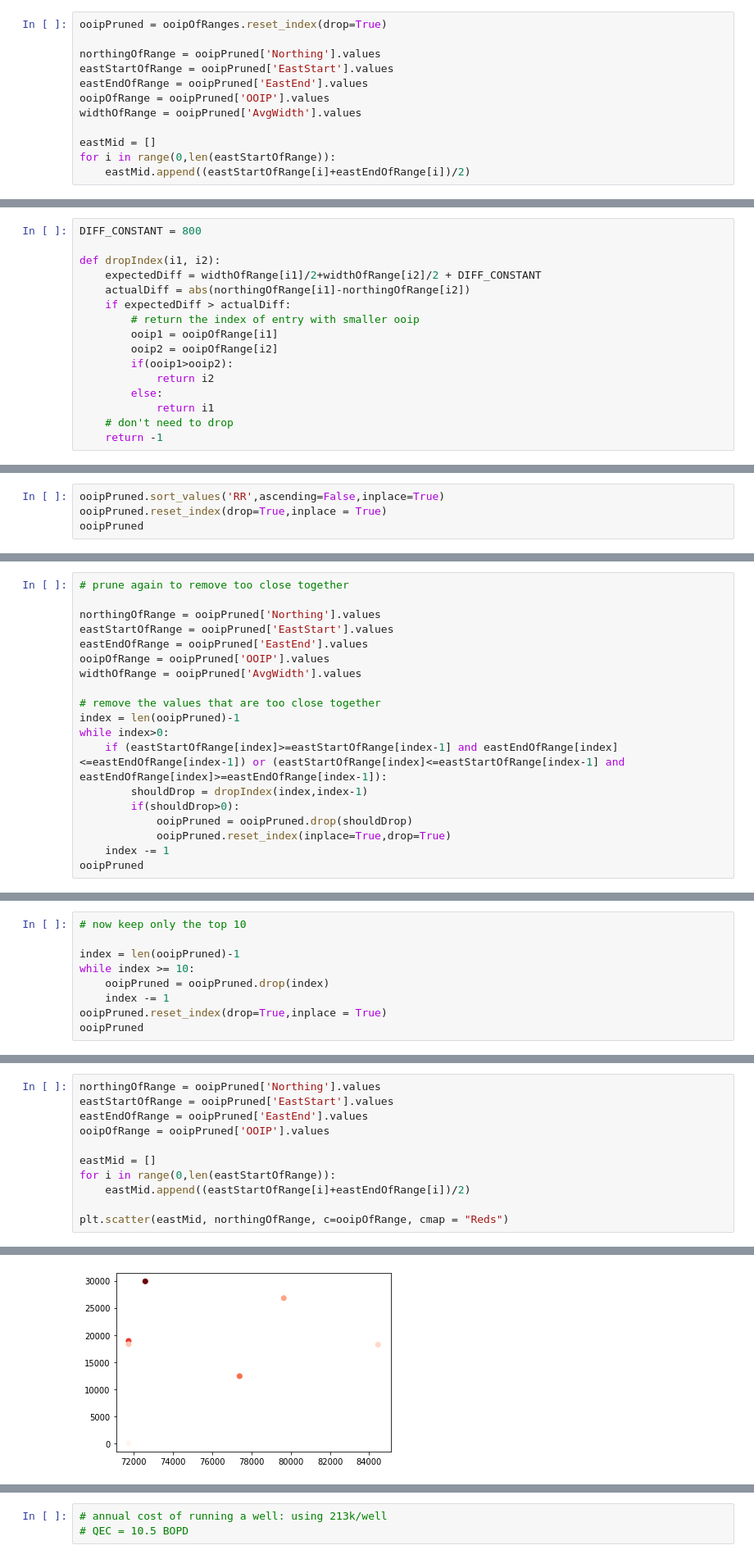
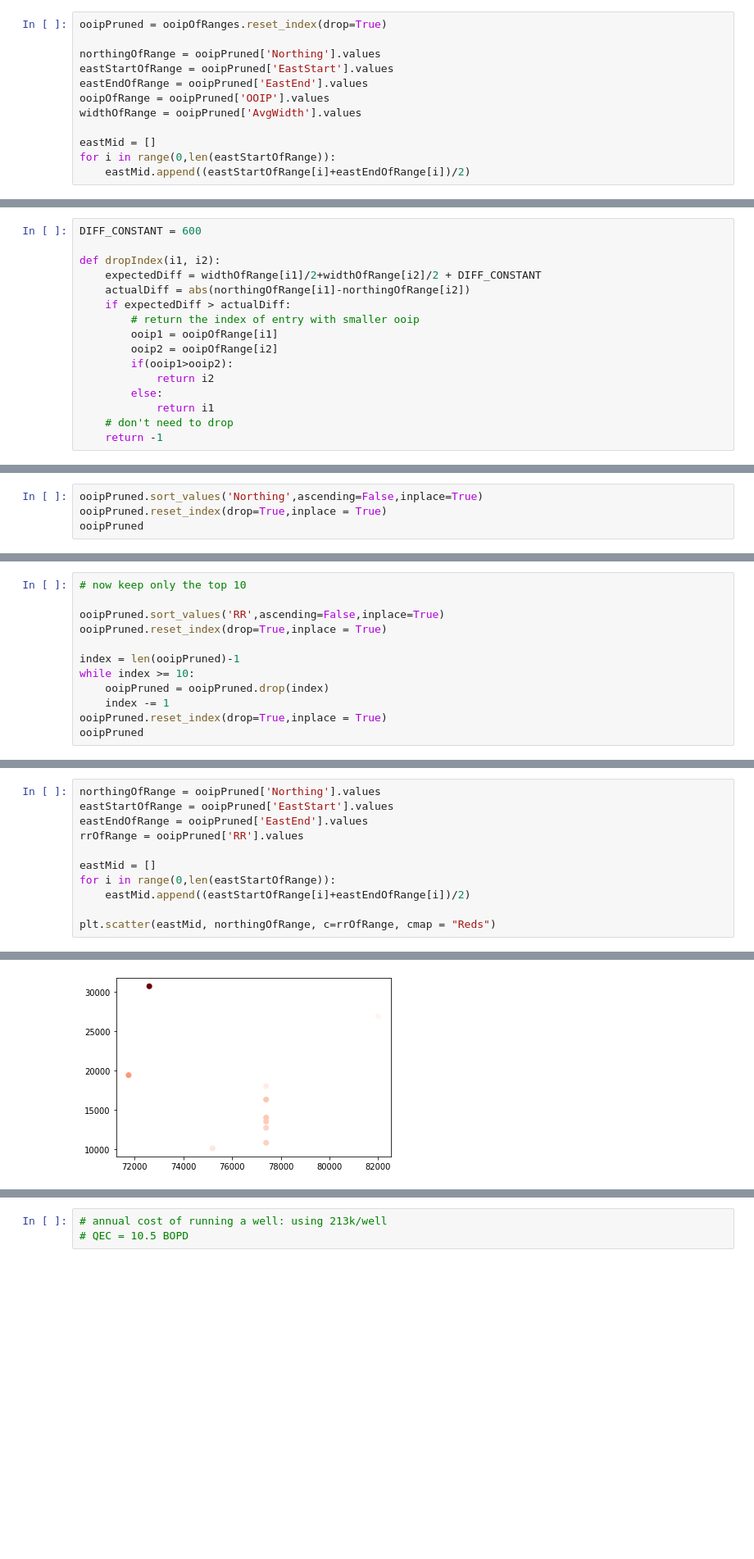
Before and after one commit to fang-helen/Final-Project-FRI, a Jupyter notebook: Final Project FRI.ipynb, the cells around one changed output, grey strips where cells are left out. Shown at 82% size. Drawn from its saved outputs; the diff is of its cells as text; blank space fills up the shorter version.

```diff
--- a/Final Project FRI.ipynb
+++ b/Final Project FRI.ipynb
@@ -925,5 +947,5 @@ ooipPruned
 # %%
-DIFF_CONSTANT = 800
+DIFF_CONSTANT = 600
 
 def dropIndex(i1, i2):
     expectedDiff = widthOfRange[i1]/2+widthOfRange[i2]/2 + DIFF_CONSTANT
@@ -980,5 +1002,5 @@ len(ooipPruned)
 # %%
-ooipPruned.sort_values('RR',ascending=False,inplace=True)
+ooipPruned.sort_values('Northing',ascending=False,inplace=True)
 ooipPruned.reset_index(drop=True,inplace = True)
 ooipPruned
 # %% [output]
@@ -1032,19 +1053,0 @@ ooipPruned
-# %%
-# prune again to remove too close together
-
-northingOfRange = ooipPruned['Northing'].values
-eastStartOfRange = ooipPruned['EastStart'].values
-eastEndOfRange = ooipPruned['EastEnd'].values
-ooipOfRange = ooipPruned['OOIP'].values
-widthOfRange = ooipPruned['AvgWidth'].values
-
-# remove the values that are too close together
-index = len(ooipPruned)-1
-while index>0:
-    if (eastStartOfRange[index]>=eastStartOfRange[index-1] and eastEndOfRange[index]<=eastEndOfRange[index-1]) or (eastStartOfRange[index]<=eastStartOfRange[index-1] and eastEndOfRange[index]>=eastEndOfRange[index-1]):
-        shouldDrop = dropIndex(index,index-1)
-        if(shouldDrop>0):
-            ooipPruned = ooipPruned.drop(shouldDrop)
-            ooipPruned.reset_index(inplace=True,drop=True)
-    index -= 1
-ooipPruned
@@ -1060,5 +1054,8 @@ ooipPruned
 # %%
 # now keep only the top 10
+
+ooipPruned.sort_values('RR',ascending=False,inplace=True)
+ooipPruned.reset_index(drop=True,inplace = True)
 
 index = len(ooipPruned)-1
 while index >= 10:
@@ -1078,14 +1078,14 @@ ooipPruned
 # %%
 northingOfRange = ooipPruned['Northing'].values
 eastStartOfRange = ooipPruned['EastStart'].values
 eastEndOfRange = ooipPruned['EastEnd'].values
-ooipOfRange = ooipPruned['OOIP'].values
+rrOfRange = ooipPruned['RR'].values
 
 eastMid = []
 for i in range(0,len(eastStartOfRange)):
     eastMid.append((eastStartOfRange[i]+eastEndOfRange[i])/2)
 
-plt.scatter(eastMid, northingOfRange, c=ooipOfRange, cmap = "Reds")
+plt.scatter(eastMid, northingOfRange, c=rrOfRange, cmap = "Reds")
 # %% [output]
 <matplotlib.collections.PathCollection at 0x...>
-[figure, old version]
+[figure, new version]
```
Also changed, not shown: parts of 22 cells of this notebook.
